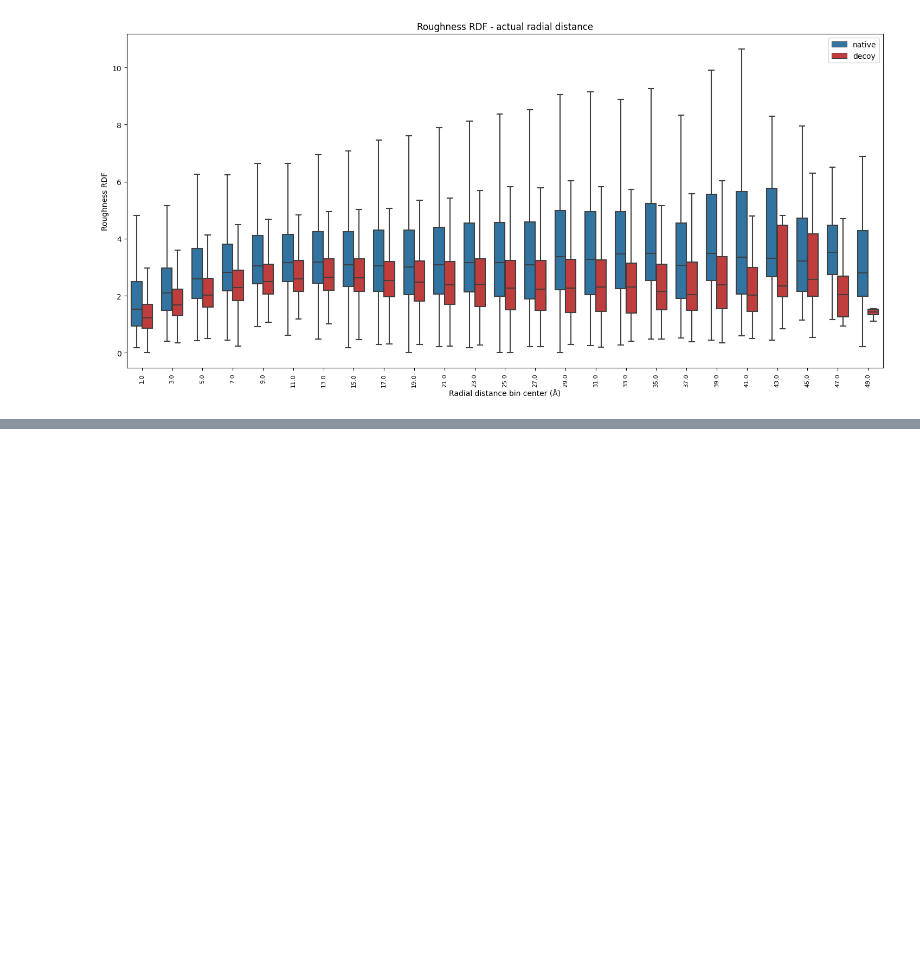
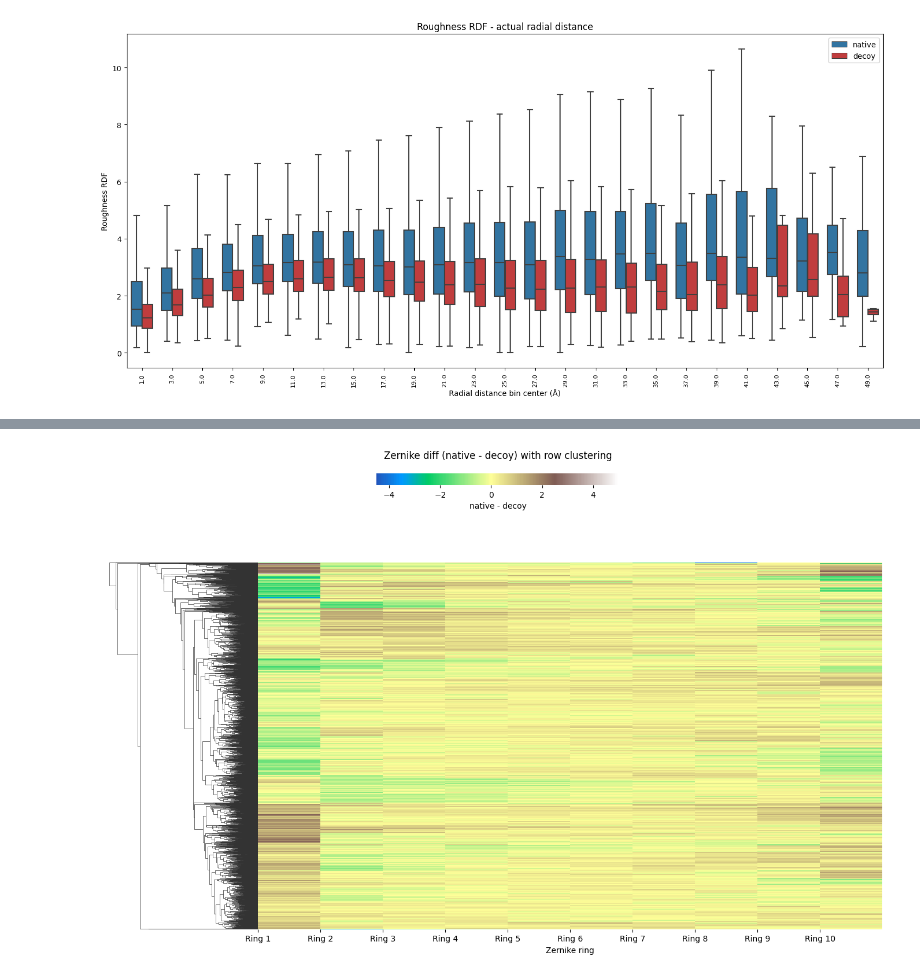
Before and after one commit to LuGiova/Zernike2D, a Jupyter notebook: plots_rdf.ipynb, the cells around one changed output, grey strips where cells are left out. Saved outputs shown, nothing was run; the diff lists cells and outputs as text; code cells hidden in the pictures; blank space fills up the shorter version.

```diff
--- a/plots_rdf.ipynb
+++ b/plots_rdf.ipynb
@@ -315,0 +394,27 @@ plt.show()
+# %%
+# Heatmap with hierarchical clustering on rows only
+# Columns stay in the same ring order, while Seaborn reorders complexes automatically.
+
+cluster_df = diff_df.fillna(0)
+cmap_name_cluster = 'terrain'
+
+g_cluster = sns.clustermap(
+    cluster_df,
+    row_cluster=True,
+    col_cluster=False,
+    cmap=cmap_name_cluster,
+    center=0,
+    figsize=(14, 10),
+    yticklabels=False,
+    cbar_kws={'label': 'native - decoy', 'orientation': 'horizontal'},
+    cbar_pos=(0.35, 0.96, 0.3, 0.02),
+)
+
+g_cluster.ax_heatmap.set_xticks(range(len(zernike)))
+g_cluster.ax_heatmap.set_xticklabels(ring_labels, rotation=0)
+g_cluster.ax_heatmap.set_xlabel('Zernike ring')
+g_cluster.ax_heatmap.set_ylabel('')
+g_cluster.fig.suptitle('Zernike diff (native - decoy) with row clustering', y=1.02)
+g_cluster.fig.savefig('plots/zernike_diff_heatmap_clustered.pdf', bbox_inches='tight')
+# %% [output]
+[figure, added]
```
Also changed, not shown: parts of 4 cells of this notebook, 16 other files.
